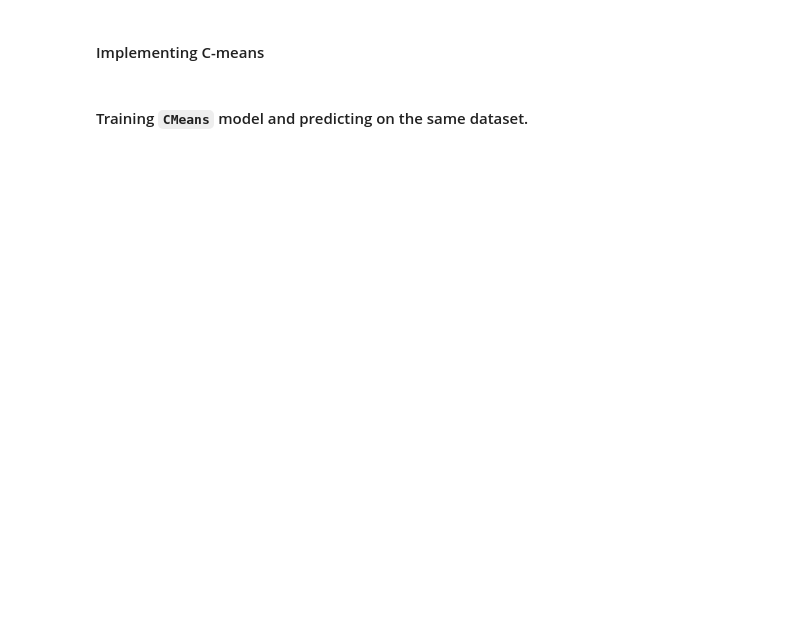
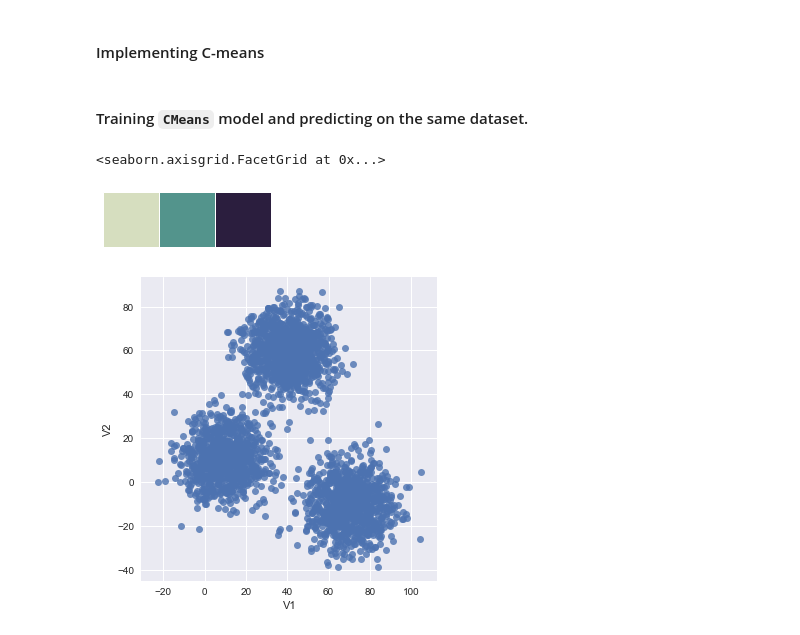
Before and after one commit to witekbobrowski/Academic, a Jupyter notebook: machine-learning-summer-2018/k-means.ipynb, the cells around one changed output. Saved outputs shown, nothing was run; the diff lists cells and outputs as text; code cells hidden in the pictures; blank space fills up the shorter version.

```diff
--- a/machine-learning-summer-2018/k-means.ipynb
+++ b/machine-learning-summer-2018/k-means.ipynb
@@ -111,8 +113,8 @@ class CMeans:
         self.max_iterations = max_iterations
         self.tol = 1e-5
 
-    def distances(self, centroid, X, axis=0):
-        return np.linalg.norm(centroid - X, axis=axis) ** 2
+    def get_distances(self, a, b, axis=0):
+        return np.linalg.norm(a - b, axis=axis) ** 2
 
     def get_initial_centroids(self, X):
         random_index = np.random.randint(0, len(X))
@@ -120,7 +122,7 @@ class CMeans:
         reduced_X = np.delete(X, random_index, 0)
         centroids = [initial_centroid]
         for cluster in range(self.clusters - 1):
-            dists = self.distances(centroids[cluster], X)
+            dists = self.get_distances(centroids[cluster], X)
             dists = dists/np.sum(dists)
             random_index = np.random.choice(len(dists), p=dists)
             centroids.append(reduced_X[random_index])
@@ -132,32 +134,33 @@ class CMeans:
         self.centroids = self.get_initial_centroids(X)
         for _ in range(self.max_iterations):
             distances = np.array([
-                            self.distances(X, centroid, axis=1)
+                            self.get_distances(X, centroid, axis=1)
                             for centroid in self.centroids
                         ])
-            print(distances.shape())
-            cluster_probabilities = distances/np.sum(distances, axis=0)
-            print(cluster_probabilities.shape())
-            new_centroids = (np.power(cluster_probabilities, self.fuzzifier).dot(X))/cluster_probabilities.shape[1]
-            print(new_centroids)
-            print(new_centroids.shape())
-            centroid_distances = self.distances(self.centroids, new_centroids, axis=-1)
+            cluster_probabilities = distances / np.sum(distances, axis=0)
+            new_centroids = np.dot(cluster_probabilities**self.fuzzifier, X)
+            centroid_distances = self.get_distances(self.centroids, new_centroids, axis=-1)
             if centroid_distances.all() < self.tol:
                 return
             self.centroids = new_centroids
 
     def predict(self, X):
         distances = np.array([
-                        self.distances(centroid, X, axis=1)
+                        self.get_distances(centroid, X, axis=1)
                         for centroid in self.centroids
                     ])
-        return np.argmin(distances, axis=0)
+        return distances / np.sum(distances, axis=0)
 # %% [markdown]
 #### Training `CMeans` model and predicting on the same dataset.
 # %%
-c_means_data = dataset
+c_means_data = deepcopy(dataset)
 c_means = CMeans(clusters=3)
 c_means.fit(c_means_data)
 clusters = c_means.predict(c_means_data)
-c_means_data['clusters'] = clusters
-sns.lmplot(x='V1', y='V2', hue='clusters', data=c_means_data, fit_reg=False)
+color_palette = sns.cubehelix_palette(len(clusters), start=.5, rot=-.75)
+sns.palplot(color_palette)
+sns.lmplot(x='V1', y='V2', data=c_means_data, fit_reg=False)
+# %% [output]
+<seaborn.axisgrid.FacetGrid at 0x...>
+[figure, added]
+[figure, added]
```
Also changed, not shown: parts of 3 cells of this notebook.
